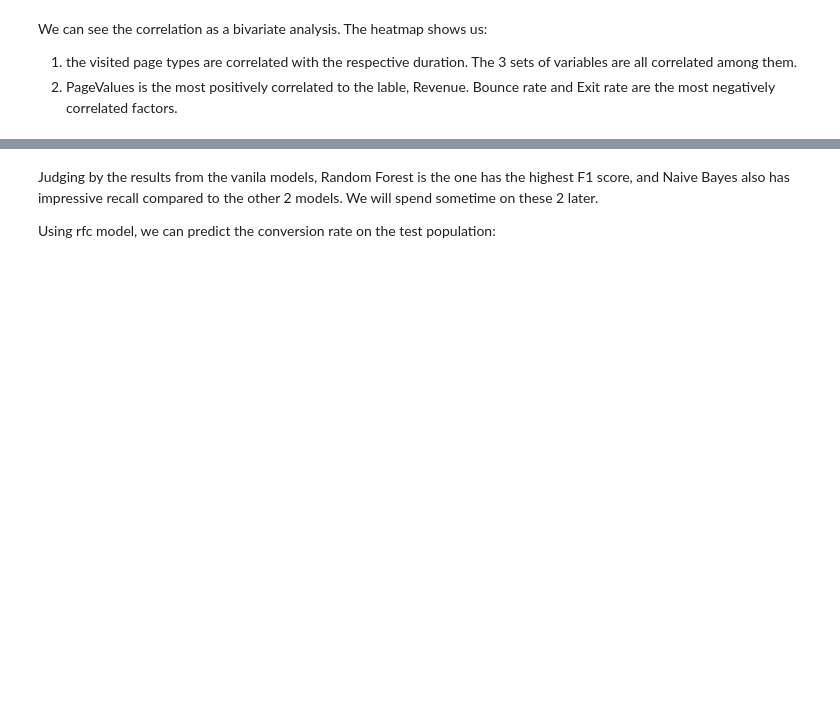
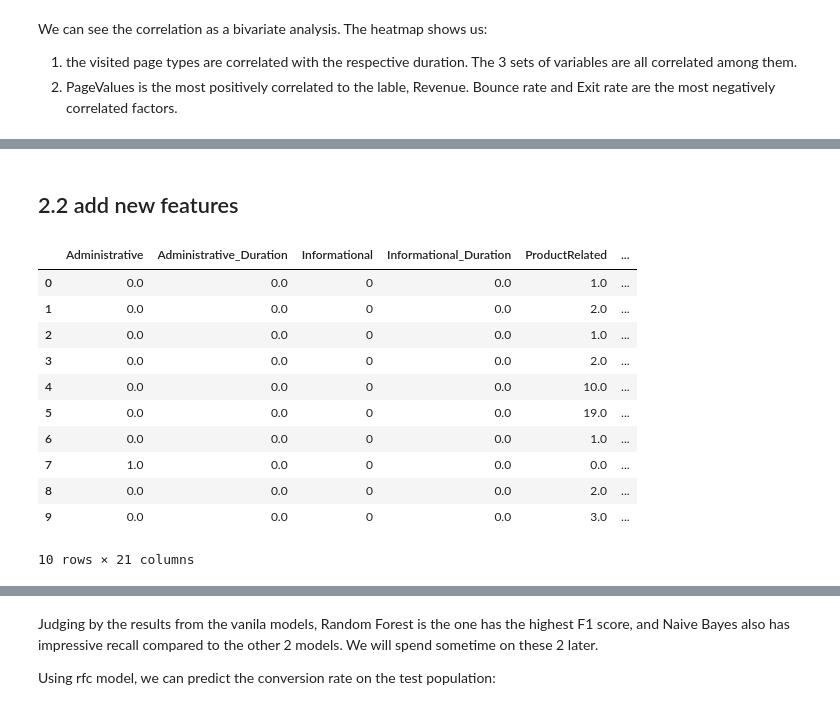
Before and after one commit to teijag/consumer_intention, a Jupyter notebook: intention prediction.ipynb, the cells around one changed output, grey strips where cells are left out. Cells and saved outputs as stored; diff of their text form; code cells hidden in the pictures; blank space fills up the shorter version.

Commit message:
outliers and ohe

```diff
--- a/intention prediction.ipynb
+++ b/intention prediction.ipynb
@@ -166,2 +136,33 @@ removed 10 outliers
+# %%
+new_df = df
+# assign outliers to new values - q3+1.5*iqr
+for i in ["Administrative","Administrative_Duration","ProductRelated","ProductRelated_Duration"]:
+    cap = df[i].quantile(0.75)+(df[i].quantile(0.75)-df[i].quantile(0.25))
+    new_df[i]=new_df[i].apply(lambda x: min(x, cap))
+# for information and its duration, the iqr is rather small, so we can set the cap according to the visualization
+new_df["Informational"] = new_df["Informational"].apply(lambda x: min(x, 20))
+new_df["Informational_Duration"] = new_df["Informational_Duration"].apply(lambda x: min(x, 2000))
+# %% [markdown]
+## 2.2  add new features
+# %%
+new_df["total_pages"] = new_df["Administrative"]+ new_df["ProductRelated"] + new_df["Informational"]
+new_df["total_duration"] = new_df["Administrative_Duration"]+ new_df["ProductRelated_Duration"] + new_df["Informational_Duration"]
+# %%
+new_df["SpecialOrNot"] = np.where(new_df["SpecialDay"]>0,1,0)
+# %%
+new_df.head(10)
+# %% [output]
+|  | Administrative | Administrative_Duration | Informational | Informational_Duration | ProductRelated | ... |
+| 0 | 0.0 | 0.0 | 0 | 0.0 | 1.0 | ... |
+| 1 | 0.0 | 0.0 | 0 | 0.0 | 2.0 | ... |
+| 2 | 0.0 | 0.0 | 0 | 0.0 | 1.0 | ... |
+| 3 | 0.0 | 0.0 | 0 | 0.0 | 2.0 | ... |
+| 4 | 0.0 | 0.0 | 0 | 0.0 | 10.0 | ... |
+| 5 | 0.0 | 0.0 | 0 | 0.0 | 19.0 | ... |
+| 6 | 0.0 | 0.0 | 0 | 0.0 | 1.0 | ... |
+| 7 | 1.0 | 0.0 | 0 | 0.0 | 0.0 | ... |
+| 8 | 0.0 | 0.0 | 0 | 0.0 | 2.0 | ... |
+| 9 | 0.0 | 0.0 | 0 | 0.0 | 3.0 | ... |
+10 rows × 21 columns
 # %%
 # one hot encoding
```
Also changed, not shown: parts of 15 cells of this notebook.
